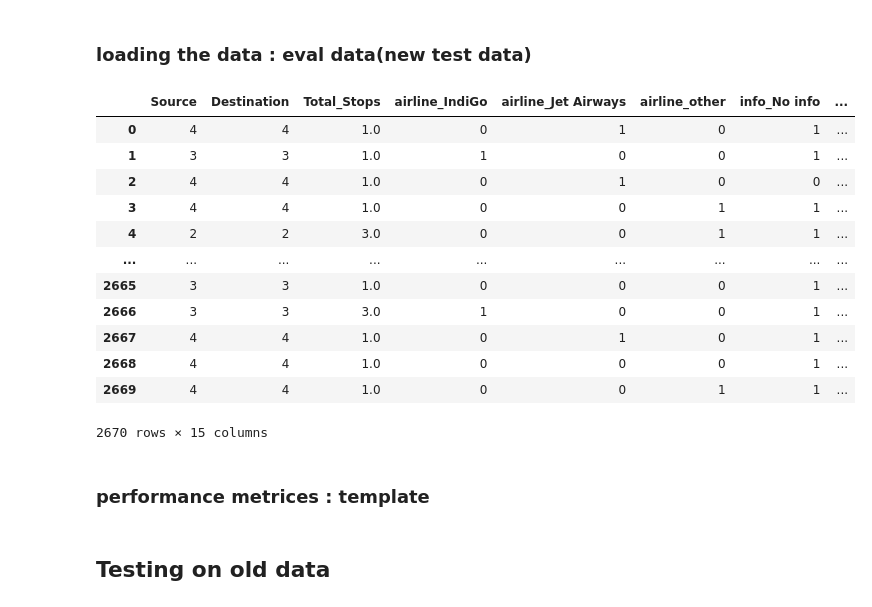
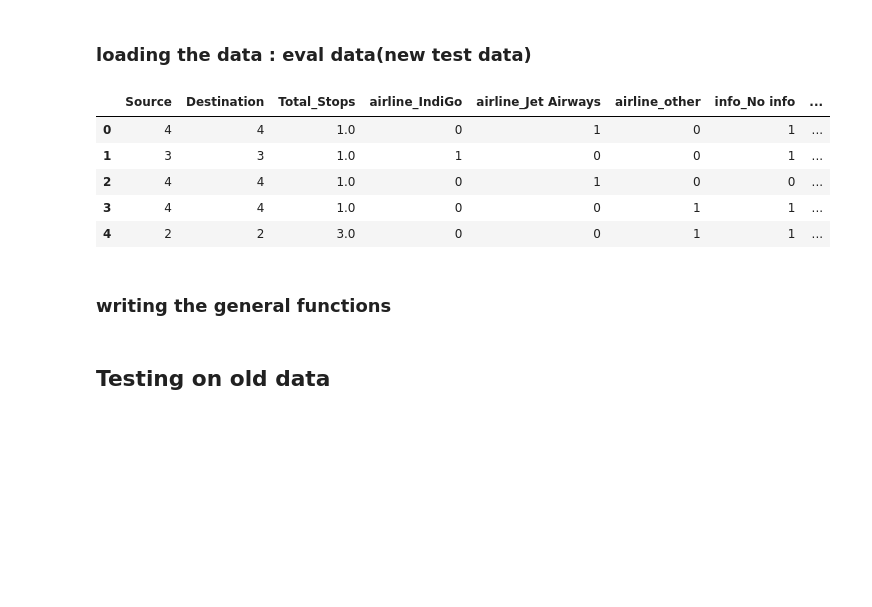
Before and after one commit to utsav87589/Flight-Price-EDA, a Jupyter notebook: notebooks/algos.ipynb, the cells around one changed output. Saved outputs shown, nothing was run; the diff lists cells and outputs as text; code cells hidden in the pictures; blank space fills up the shorter version.

```diff
--- a/notebooks/algos.ipynb
+++ b/notebooks/algos.ipynb
@@ -79,32 +67,25 @@ print(f"{X_train.shape} : {y_train.shape} :: {X_test.shape} : {y_test.shape}")
 # %% [markdown]
 ### loading the data : eval data(new test data)
 # %%
-X_eval = pd.read_csv('clean_test.csv')
+X_eval = pd.read_csv('../data/clean_test.csv')
 # %%
 X_eval.drop('Unnamed: 0', axis = 1, inplace = True)
 # %%
-X_eval
+X_eval.head()
 # %% [output]
 |  | Source | Destination | Total_Stops | airline_IndiGo | airline_Jet Airways | airline_other | info_No info | ... |
 | 0 | 4 | 4 | 1.0 | 0 | 1 | 0 | 1 | ... |
 | 1 | 3 | 3 | 1.0 | 1 | 0 | 0 | 1 | ... |
 | 2 | 4 | 4 | 1.0 | 0 | 1 | 0 | 0 | ... |
 | 3 | 4 | 4 | 1.0 | 0 | 0 | 1 | 1 | ... |
 | 4 | 2 | 2 | 3.0 | 0 | 0 | 1 | 1 | ... |
-| ... | ... | ... | ... | ... | ... | ... | ... | ... |
-| 2665 | 3 | 3 | 1.0 | 0 | 0 | 0 | 1 | ... |
-| 2666 | 3 | 3 | 3.0 | 1 | 0 | 0 | 1 | ... |
-| 2667 | 4 | 4 | 1.0 | 0 | 1 | 0 | 1 | ... |
-| 2668 | 4 | 4 | 1.0 | 0 | 0 | 0 | 1 | ... |
-| 2669 | 4 | 4 | 1.0 | 0 | 0 | 1 | 1 | ... |
-2670 rows × 15 columns
 # %%
 ### we cannot use the evluation mterices on this datasetif we using the test dataset from the already provided
 ### as there's no price provided in that one
 ### so I will make test data from train data for the evaluation purposes and then after,
 ### I will use the algorithms on the new test data (basically which is our test data)
 # %% [markdown]
-### performance metrices : template
+### writing the general functions
 # %%
 from sklearn.metrics import r2_score, mean_absolute_error, mean_squared_error, root_mean_squared_error
 # %%
```
Also changed, not shown: parts of 44 cells of this notebook, 2 other files.
